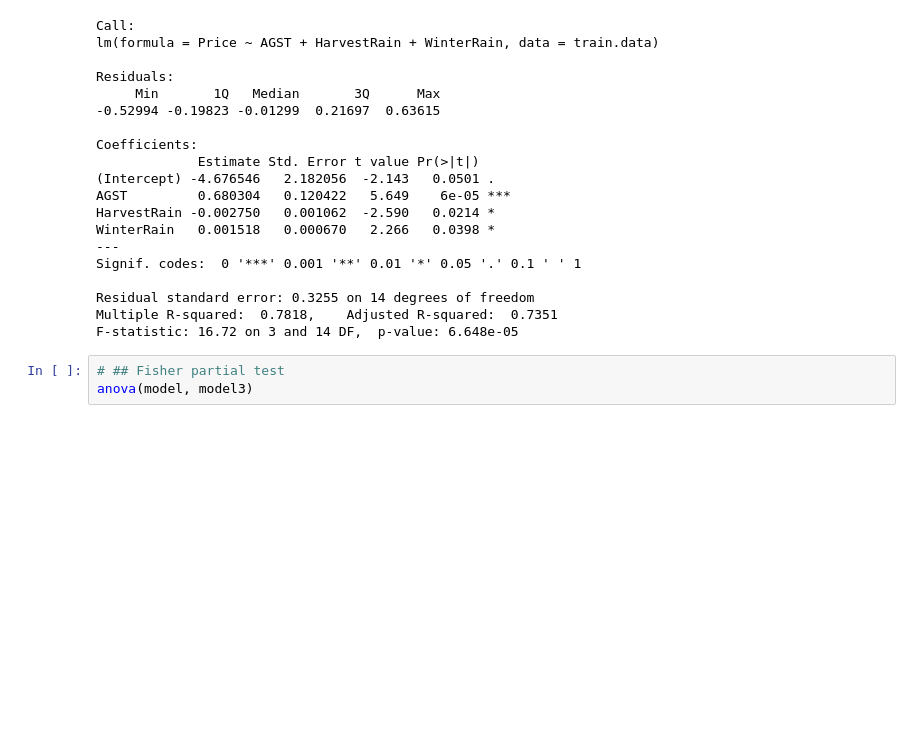
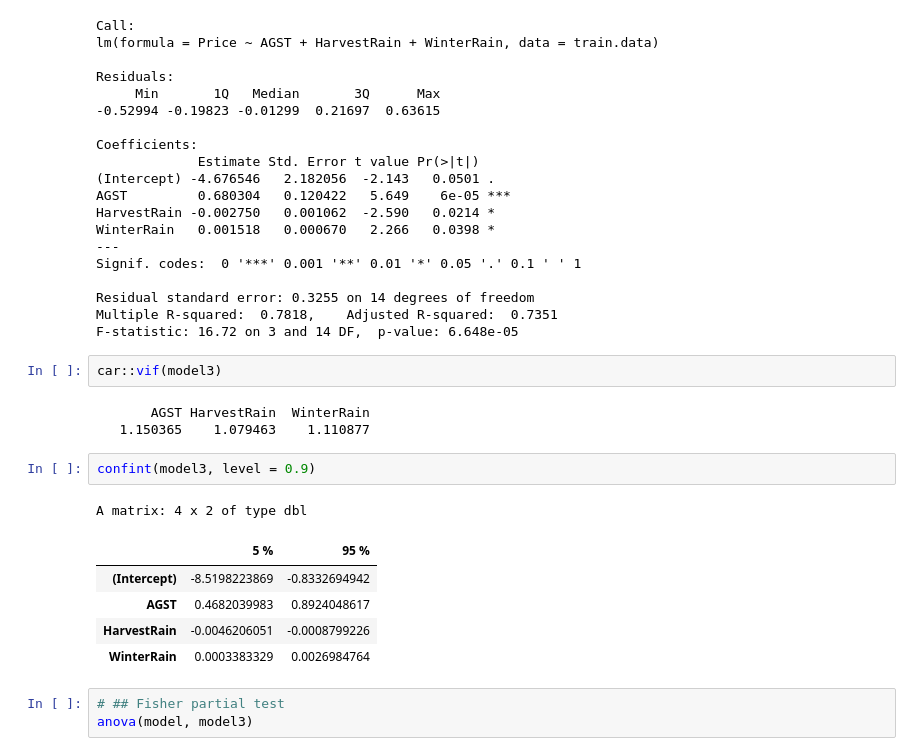
Before and after one commit to HoaPham119/Master, a Jupyter notebook: Mo_hinh_hoa_thong_ke/PhamThiHoa_23C23007.ipynb, the cells around one changed output. Saved outputs shown, nothing was run; the diff lists cells and outputs as text; blank space fills up the shorter version.

```diff
--- a/Mo_hinh_hoa_thong_ke/PhamThiHoa_23C23007.ipynb
+++ b/Mo_hinh_hoa_thong_ke/PhamThiHoa_23C23007.ipynb
@@ -203,6 +208,20 @@ Signif. codes:  0 '***' 0.001 '**' 0.01 '*' 0.05 '.' 0.1 ' ' 1
 Residual standard error: 0.3255 on 14 degrees of freedom
 Multiple R-squared:  0.7818,    Adjusted R-squared:  0.7351
 F-statistic: 16.72 on 3 and 14 DF,  p-value: 6.648e-05
+# %%
+car::vif(model3)
+# %% [output]
+       AGST HarvestRain  WinterRain
+   1.150365    1.079463    1.110877
+# %%
+confint(model3, level = 0.9)
+# %% [output]
+A matrix: 4 x 2 of type dbl
+|  | 5 % | 95 % |
+| (Intercept) | -8.5198223869 | -0.8332694942 |
+| AGST | 0.4682039983 | 0.8924048617 |
+| HarvestRain | -0.0046206051 | -0.0008799226 |
+| WinterRain | 0.0003383329 | 0.0026984764 |
 # %%
 # ## Fisher partial test
 anova(model, model3)
```
Also changed, not shown: parts of 4 cells of this notebook, 19 other files.
